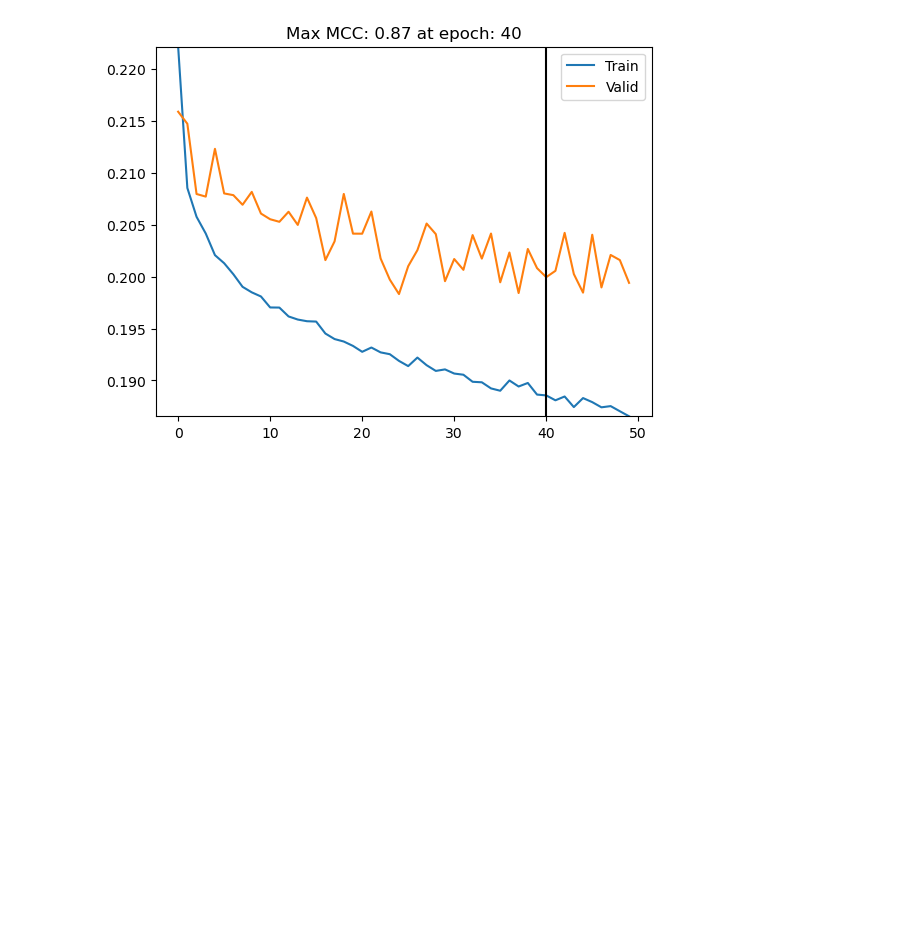
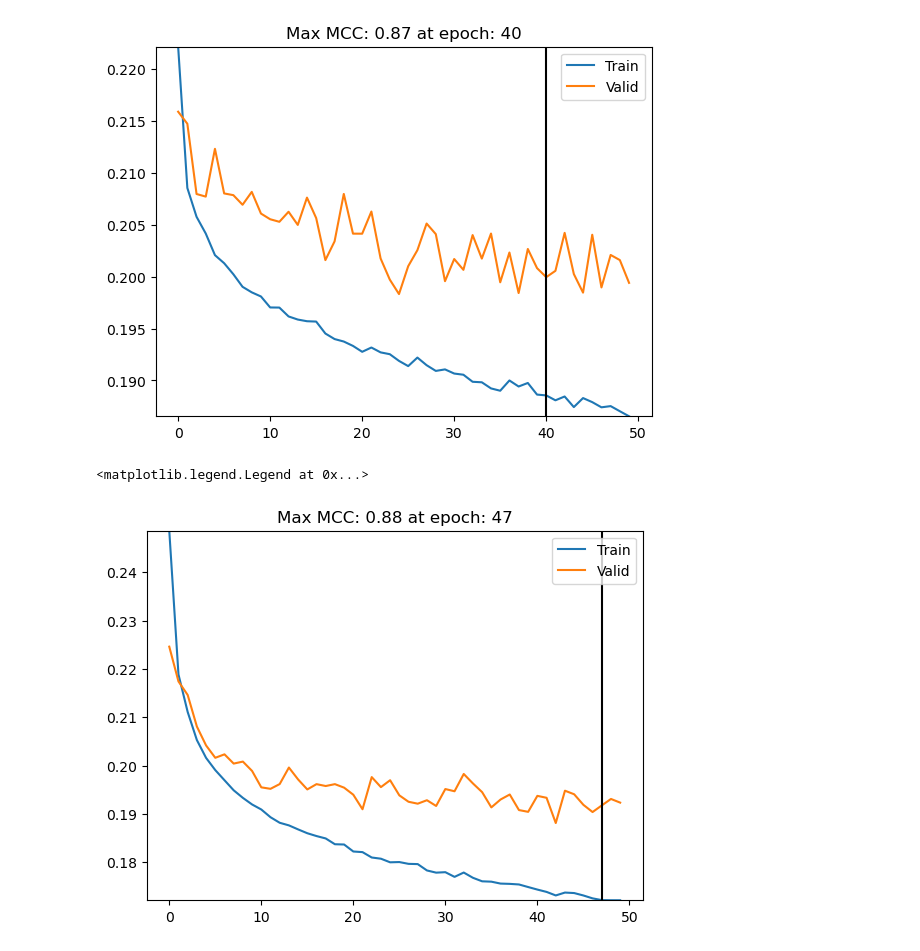
Before and after one commit to florus82/field-scripts, a Jupyter notebook: initial_testing_exploring/post_training.ipynb, the cells around one changed output. Saved outputs shown, nothing was run; the diff lists cells and outputs as text; code cells hidden in the pictures; blank space fills up the shorter version.

```diff
--- a/initial_testing_exploring/post_training.ipynb
+++ b/initial_testing_exploring/post_training.ipynb
@@ -55,3 +56,27 @@ plt.legend(loc='upper right')
 # %% [output]
 <matplotlib.legend.Legend at 0x...>
 [figure]
+# %%
+model_name = 'FromScratch_IACS_dilate_True_BorderEdgeCutted_RGB_NDVI_exclude_True_with_overlap_47'
+
+##### Create a figure
+# load data
+df = pd.read_csv(f'/data/Aldhani/eoagritwin/fields/03_Output/loss/loss_{model_name}.csv', sep=',')
+df_m = df.groupby(['Epoch', 'Mode']).mean().reset_index()
+
+plt.plot(df_m.loc[df_m['Mode'] == 'Train', 'Epoch'], df_m.loc[df_m['Mode'] == 'Train', 'Loss'], label='Train')
+plt.plot(df_m.loc[df_m['Mode'] == 'Valid', 'Epoch'], df_m.loc[df_m['Mode'] == 'Valid', 'Loss'], label='Valid')
+plt.ylim(min(df_m['Loss']), max(df_m['Loss']))
+
+# mcc
+df2 = pd.read_csv(f'/data/Aldhani/eoagritwin/fields/03_Output/loss/MCC_{model_name}.csv', sep=',')
+maxMCC = df2['MCC'].max()
+df2[df2['MCC']==df2['MCC'].max()]
+emaxMCC = df2.loc[df2['MCC'].idxmax(), 'Epoch']
+
+plt.title('Max MCC: ' + str(round(maxMCC, 2)) + ' at epoch: ' + str(emaxMCC))
+plt.vlines(x=emaxMCC, ymin=0, ymax=.5, colors='black')
+plt.legend(loc='upper right')
+# %% [output]
+<matplotlib.legend.Legend at 0x...>
+[figure, added]
```
Also changed, not shown: parts of 2 cells of this notebook, 6 other files.
